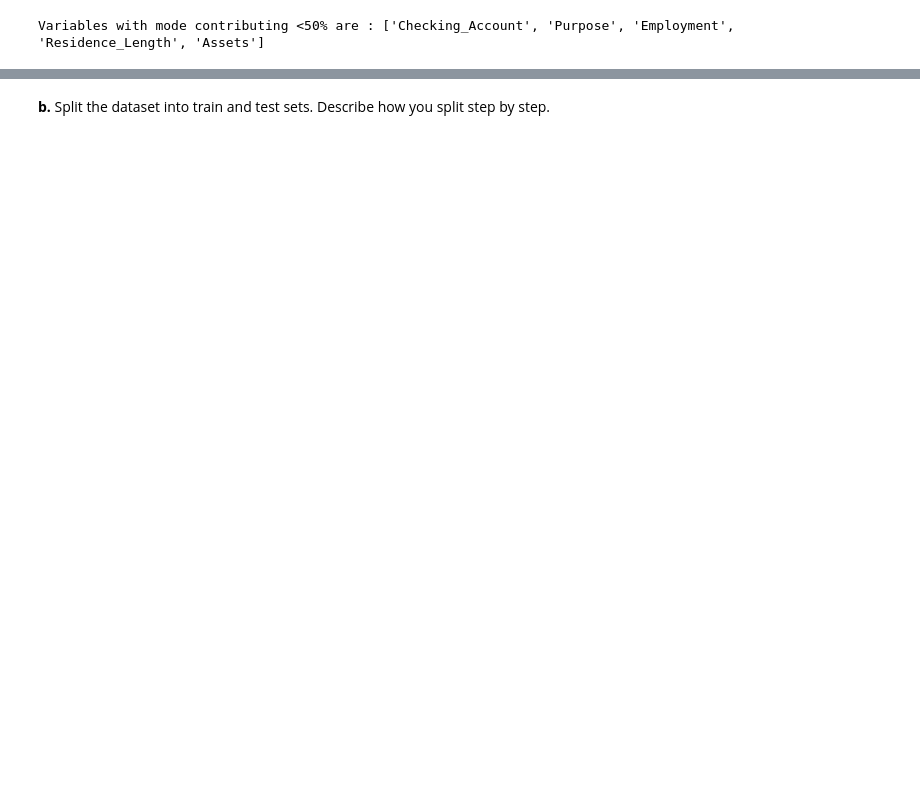
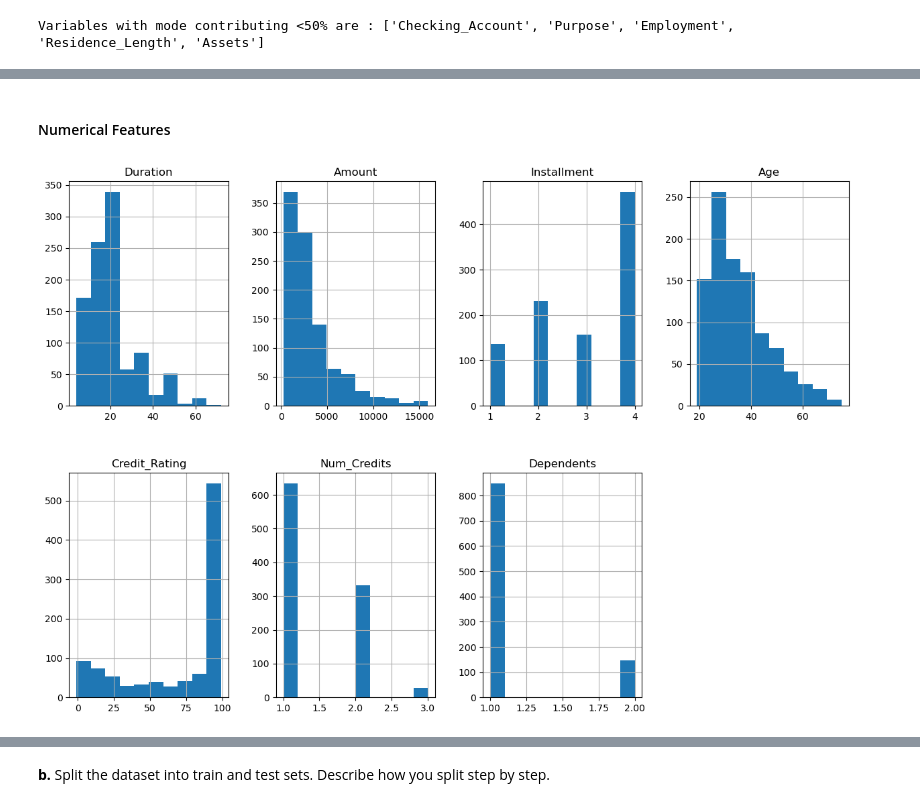
Before and after one commit to rynrindesu/cs105-credit-modeling, a Jupyter notebook: CS105 Project Submission (Final) 2025-checkpoint-checkpoint.ipynb, the cells around one changed output, grey strips where cells are left out. Cells and saved outputs as stored; diff of their text form; code cells hidden in the pictures; blank space fills up the shorter version.

```diff
--- a/CS105 Project Submission (Final) 2025-checkpoint-checkpoint.ipynb
+++ b/CS105 Project Submission (Final) 2025-checkpoint-checkpoint.ipynb
@@ -611,0 +646,32 @@ Variables with mode contributing <50% are : ['Checking_Account', 'Purpose', 'Emp
+# %%
+def encode_checking_account(value):
+    if value == 4.0:  # no checking account (highest approval rate)
+        return 3
+    elif value == 3.0:  # >$200
+        return 2
+    elif value == 2.0:  # <$200
+        return 1
+    else:  # $0 (lowest approval rate)
+        return 0
+
+def encode_assets(value):
+    if value == 1:  # real estate (highest approval rate)
+        return 3
+    elif value == 3:  # car
+        return 2
+    elif value == 2:  # savings agreement/life insurance
+        return 1
+    else:  # none (lowest approval rate)
+        return 0
+
+data["Assets_Encoded"] = data["Assets"].apply(encode_assets)
+data["Checking_Account_Encoded"] = data["Checking_Account"].apply(encode_checking_account)
+categorical_features_selected = ["Assets_Encoded", "Checking_Account_Encoded"]
+# %% [markdown]
+#### Numerical Features
+# %%
+data[numerical_features].hist(layout=(2,4), figsize=(15,10))
+
+plt.show()
+# %% [output]
+[figure, added]
```
Also changed, not shown: parts of 29 cells of this notebook, 2 other files.
